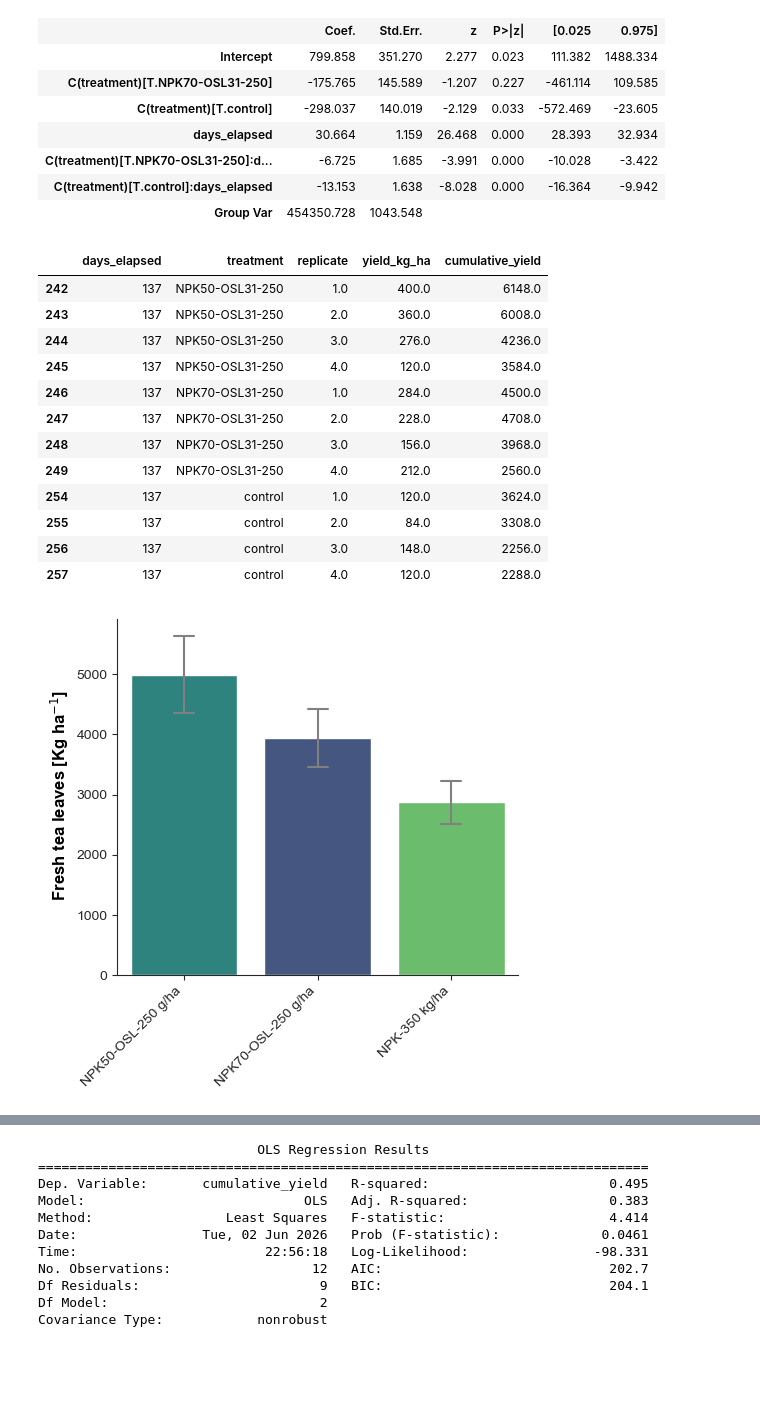
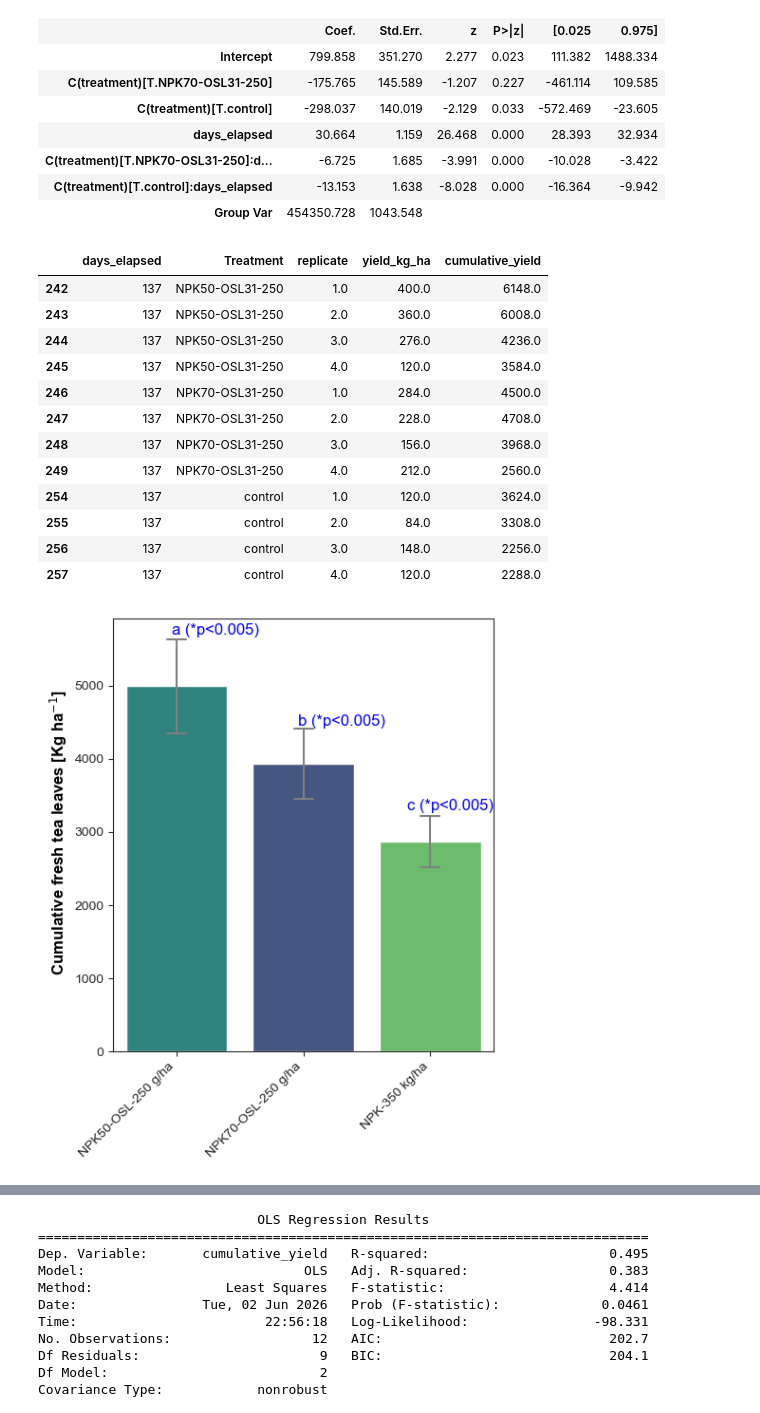
Before and after one commit to BBenyamini/tea_paper, a Jupyter notebook: notebook.ipynb, the cells around one changed output, grey strips where cells are left out. Drawn from its saved outputs; the diff is of its cells as text; code cells hidden in the pictures; blank space fills up the shorter version.

```diff
--- a/notebook.ipynb
+++ b/notebook.ipynb
@@ -215,7 +212,7 @@ rab_data.head()
 | 6 | 2025-12-18 | RAB | control | 0.0025 | 1.03 | 1.0 | 412.0 | 0 |
 # %%
 # calculate cumulative yield for the rab data
-rab_cum_yield=rab_data.groupby(['days_elapsed', 'treatment','replicate'])['yield_kg_ha'].mean().reset_index()
-rab_cum_yield['cumulative_yield'] = rab_cum_yield.groupby(['treatment','replicate'])['yield_kg_ha'].cumsum()
+rab_cum_yield=rab_data.groupby(['days_elapsed', 'Treatment','replicate'])['yield_kg_ha'].mean().reset_index()
+rab_cum_yield['cumulative_yield'] = rab_cum_yield.groupby(['Treatment','replicate'])['yield_kg_ha'].cumsum()
 rab_cum_yield.head()
 # %% [output]
@@ -228,12 +225,13 @@ rab_cum_yield.head()
 # %%
 # plot lineplot for tea yield across treatments and over time
 sns.set_style('ticks')
-fig=plt.figure(figsize=[12, 8], tight_layout=True)
-selected=["control", "NPK70-OSL31-250","NPK50-OSL31-250"]
-sns.pointplot(data=rab_cum_yield[rab_cum_yield['treatment'].isin(selected)], x="days_elapsed",y="cumulative_yield", hue="treatment", palette='viridis', errorbar="se", capsize=0.3,err_kws={'linewidth': 0.83, 'alpha':1})
-plt.ylabel(" Fresh tea leaves [Kg ha$^{-1}$]", color='black', size=12, weight='bold')
+fig=plt.figure(figsize=[10, 8], tight_layout=True)
+rab_cum_yield.loc[:, 'Treatment'] = rab_cum_yield['Treatment'].replace({'control': 'NPK-350 kg/ha','NPK70-OSL31-250': 'NPK70-OSL-250 g/ha', 'NPK50-OSL31-250': 'NPK50-OSL-250 g/ha'})
+selected=['NPK-350 kg/ha', "NPK70-OSL-250 g/ha","NPK50-OSL-250 g/ha"]
+sns.pointplot(data=rab_cum_yield[rab_cum_yield['Treatment'].isin(selected)], x="days_elapsed",y="cumulative_yield", hue="Treatment", palette='viridis', errorbar="se", capsize=0.3,err_kws={'linewidth': 0.83, 'alpha':1})
+plt.ylabel(" Cumulative fresh tea leaves [Kg ha$^{-1}$]", color='black', size=12, weight='bold')
 plt.xlabel("Days since the first harvest", color='black', size=12, weight='bold')
 plt.legend(loc='upper left', frameon=False, title='', fontsize=12, ncol=3)
-plt.savefig("results/figures/RAB_tea_results_lineplot.png", dpi=600, bbox_inches='tight')
+plt.savefig("results/figures/figure_2.png", dpi=600, bbox_inches='tight')
 plt.show();
 # %% [output]
@@ -241,5 +239,5 @@ plt.show();
 # %%
 # subset of the data for the fixed effects model
-rab_subset = rab_cum_yield[rab_cum_yield['treatment'].isin(selected)]
+rab_subset = rab_cum_yield[rab_cum_yield['Treatment'].isin(selected)]
 rab_subset.head()
 # %% [output]
@@ -279,10 +277,10 @@ final_mixed_results.summary()
 | Group Var | 454350.728 | 1043.548 |  |  |  |  |
 # %%
 # select end points
-rab_end_points = rab_subset.groupby(['treatment','replicate']).tail(1)
+rab_end_points = rab_subset.groupby(['Treatment','replicate']).tail(1)
 rab_end_points
 # %% [output]
-|  | days_elapsed | treatment | replicate | yield_kg_ha | cumulative_yield |
+|  | days_elapsed | Treatment | replicate | yield_kg_ha | cumulative_yield |
 | 242 | 137 | NPK50-OSL31-250 | 1.0 | 400.0 | 6148.0 |
 | 243 | 137 | NPK50-OSL31-250 | 2.0 | 360.0 | 6008.0 |
 | 244 | 137 | NPK50-OSL31-250 | 3.0 | 276.0 | 4236.0 |
@@ -298,21 +296,24 @@ rab_end_points
 # %%
 # plot barplot for tea yield across treatments and over time
 sns.set_style('ticks')
-fig=plt.figure(figsize=[5, 5], tight_layout=True)
-rab_end_points.loc[:, 'treatment'] = rab_end_points['treatment'].replace({'control': 'NPK-350 kg/ha','NPK70-OSL31-250': 'NPK70-OSL-250 g/ha', 'NPK50-OSL31-250': 'NPK50-OSL-250 g/ha'})
+fig=plt.figure(figsize=[5, 6], tight_layout=True)
+rab_end_points.loc[:, 'Treatment'] = rab_end_points['Treatment'].replace({'control': 'NPK-350 kg/ha','NPK70-OSL31-250': 'NPK70-OSL-250 g/ha', 'NPK50-OSL31-250': 'NPK50-OSL-250 g/ha'})
 orders = ['NPK70-OSL-250 g/ha','NPK50-OSL-250 g/ha', 'NPK-350 kg/ha']
-ax=sns.barplot(data=rab_end_points, x="treatment", y="cumulative_yield", hue="treatment",palette="viridis", hue_order=orders,errorbar='se',err_kws={'color': 'gray','linewidth': 1.5}, capsize=.15)
-plt.ylabel(" Fresh tea leaves [Kg ha$^{-1}$]", color='black', size=12, weight='bold')
+ax=sns.barplot(data=rab_end_points, x="Treatment", y="cumulative_yield", hue="Treatment",palette="viridis", hue_order=orders,errorbar='se',err_kws={'color': 'gray','linewidth': 1.5}, capsize=.15)
+plt.ylabel(" Cumulative fresh tea leaves [Kg ha$^{-1}$]", color='black', size=12, weight='bold')
 plt.xlabel("")
+plt.text(0.65,5700, "a (*p<0.005)", horizontalalignment='right', size=12, color='blue')
+plt.text(1.65,4450, "b (*p<0.005)", horizontalalignment='right', size=12, color='blue')
+plt.text(2.5,3300, "c (*p<0.005)", horizontalalignment='right', size=12, color='blue')
 # rotate x-axis labels
 plt.xticks(rotation=45, ha="right")
-ax.spines['top'].set_visible(False)
-ax.spines['right'].set_visible(False)
+# ax.spines['top'].set_visible(False)
+# ax.spines['right'].set_visible(False)
 
-plt.savefig("results/figures/RAB_tea_results.png", dpi=600, bbox_inches='tight')
+plt.savefig("results/figures/figure_3.png", dpi=600, bbox_inches='tight')
 plt.show();
 # %% [output]
-[figure, old version]
+[figure, new version]
 # %%
 # looka at the impact of OSL and fertilizer reduction on the cumulative yield
 
```
Also changed, not shown: parts of 12 cells of this notebook, 13 other files.
